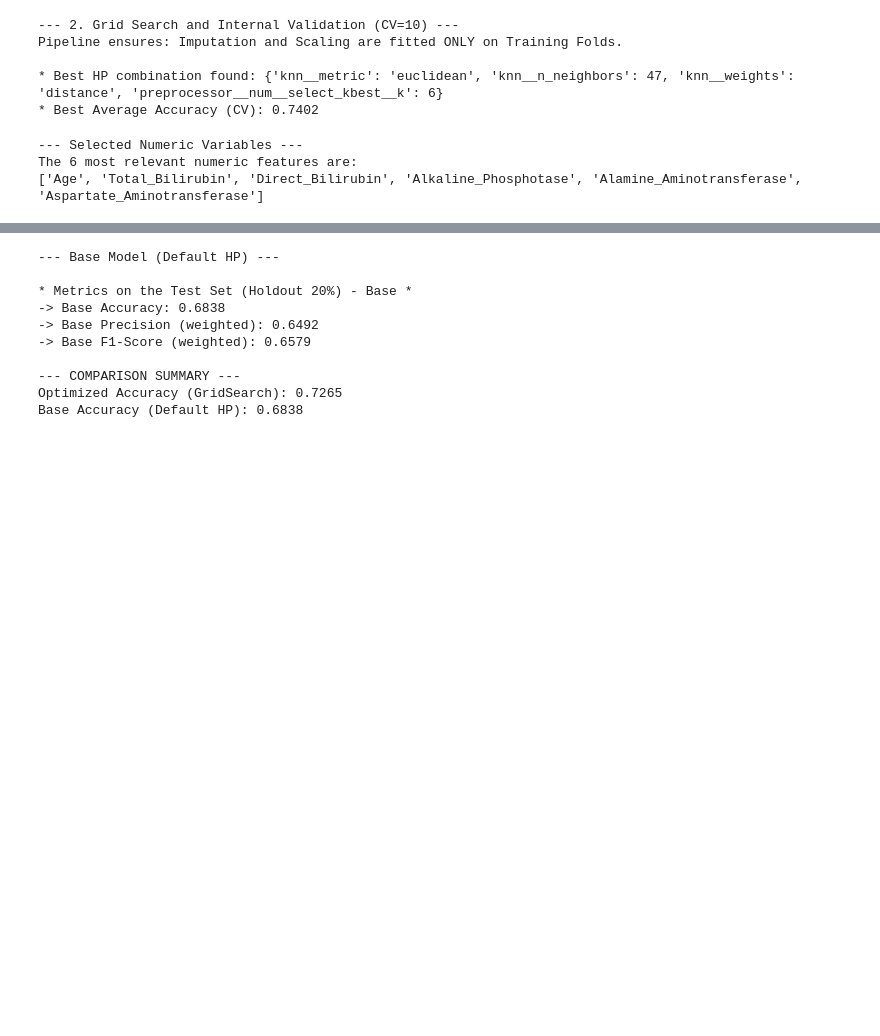
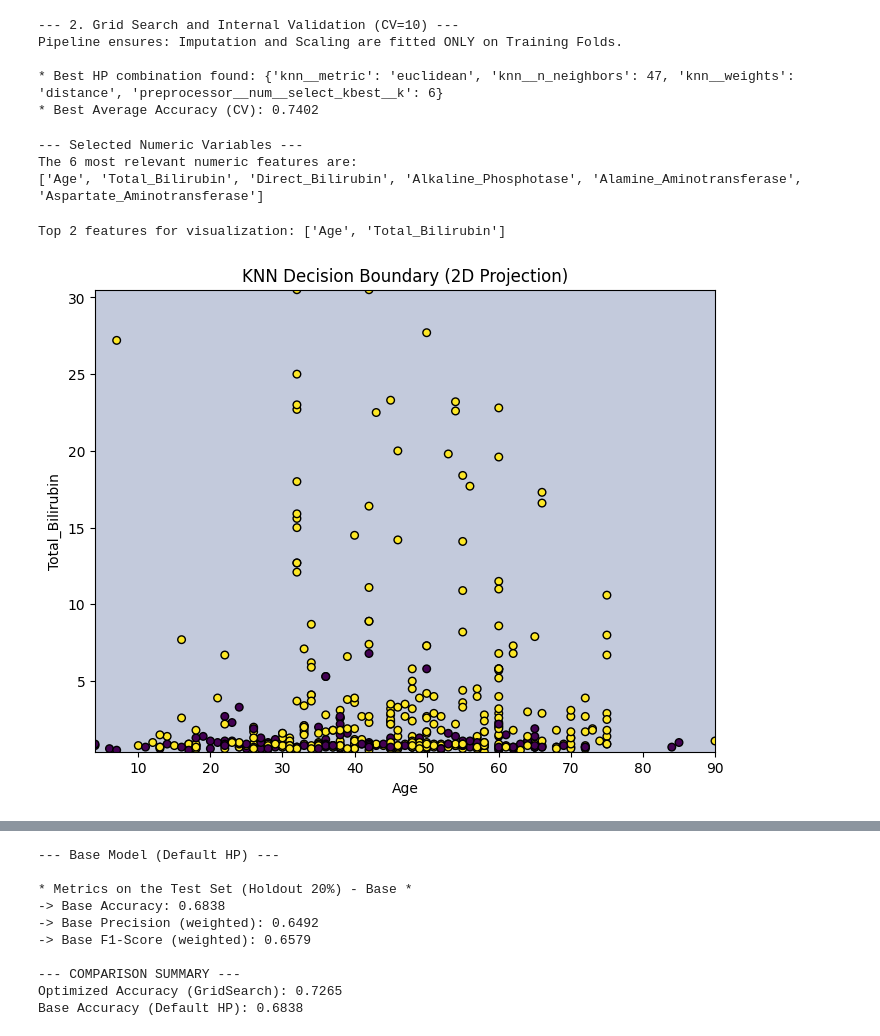
Before and after one commit to hamburguesasinmayonesa/Practica_1-MachineLearning, a Jupyter notebook: 3-código.ipynb, the cells around one changed output, grey strips where cells are left out. Cells and saved outputs as stored; diff of their text form; code cells hidden in the pictures; blank space fills up the shorter version.

```diff
--- a/3-código.ipynb
+++ b/3-código.ipynb
@@ -446,3 +447,61 @@ print(best_features)
 --- Selected Numeric Variables ---
 The 6 most relevant numeric features are:
 ['Age', 'Total_Bilirubin', 'Direct_Bilirubin', 'Alkaline_Phosphotase', 'Alamine_Aminotransferase', 'Aspartate_Aminotransferase']
+# %%
+# Elegimos las dos features más importantes
+top2_features = best_features[:2]
+print("\nTop 2 features for visualization:", top2_features)
+
+# Extraemos el modelo final con preprocesado
+final_pipeline = best_model
+
+# Obtenemos los datos numéricos transformados (preprocesados)
+X_transformed = final_pipeline.named_steps['preprocessor'].transform(X_train)
+
+# Calculamos el valor medio de cada feature transformada
+mean_values = np.mean(X_transformed, axis=0)
+
+# Identificamos los índices de las dos features seleccionadas dentro de las numéricas originales
+idx1 = numerical_features.index(top2_features[0])
+idx2 = numerical_features.index(top2_features[1])
+
+# Generamos un grid (rejilla) en el espacio de esas dos variables
+x_min, x_max = X_train[top2_features[0]].min(), X_train[top2_features[0]].max()
+y_min, y_max = X_train[top2_features[1]].min(), X_train[top2_features[1]].max()
+
+xx, yy = np.meshgrid(
+    np.linspace(x_min, x_max, 200),
+    np.linspace(y_min, y_max, 200)
+)
+
+# Creamos una copia del vector medio y sustituimos las dos variables con el grid
+X_plot = np.tile(mean_values, (xx.ravel().shape[0], 1))
+
+# Localizamos las columnas transformadas correspondientes a las dos features principales
+# (tras preprocesamiento, SelectKBest puede haber cambiado el orden)
+num_pipeline = final_pipeline.named_steps['preprocessor'].named_transformers_['num']
+selected_mask = num_pipeline.named_steps['select_kbest'].get_support()
+selected_numeric_features = [f for i, f in enumerate(numerical_features) if selected_mask[i]]
+
+idx1_trans = selected_numeric_features.index(top2_features[0])
+idx2_trans = selected_numeric_features.index(top2_features[1])
+
+# Sustituimos los valores de las dos variables seleccionadas por los del grid
+X_plot[:, idx1_trans] = xx.ravel()
+X_plot[:, idx2_trans] = yy.ravel()
+
+# Predicciones del modelo final
+Z = final_pipeline.named_steps['knn'].predict(X_plot)
+Z = Z.reshape(xx.shape)
+
+# Dibujamos la frontera de decisión
+plt.figure(figsize=(8, 6))
+plt.contourf(xx, yy, Z, alpha=0.3)
+plt.scatter(X_train[top2_features[0]], X_train[top2_features[1]], c=y_train, edgecolor='k', s=30)
+plt.xlabel(top2_features[0])
+plt.ylabel(top2_features[1])
+plt.title("KNN Decision Boundary (2D Projection)")
+plt.show()
+# %% [output]
+Top 2 features for visualization: ['Age', 'Total_Bilirubin']
+[figure, added]
```
Also changed, not shown: parts of 4 cells of this notebook.
